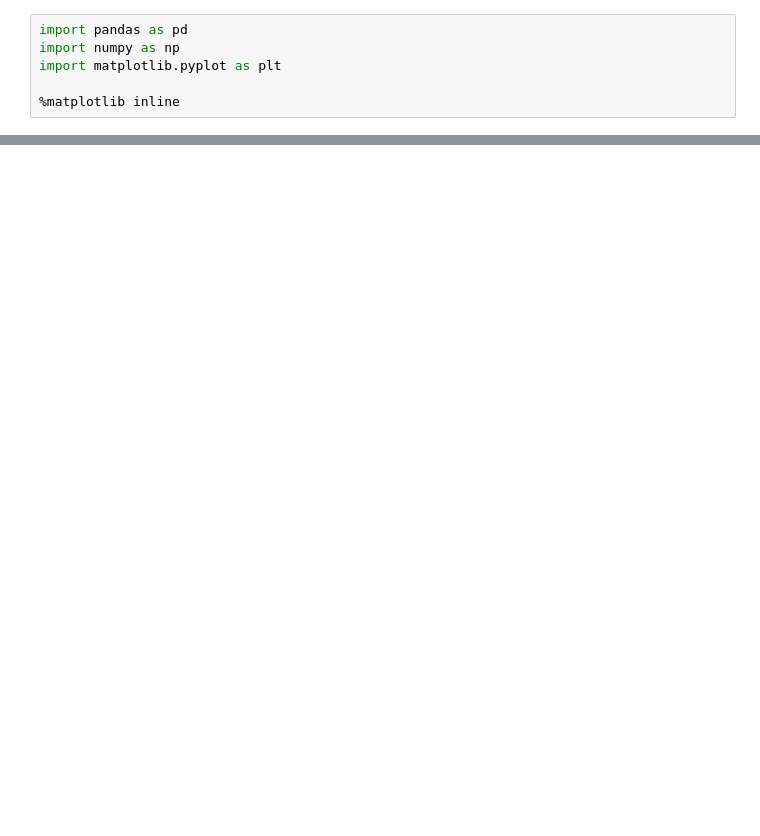
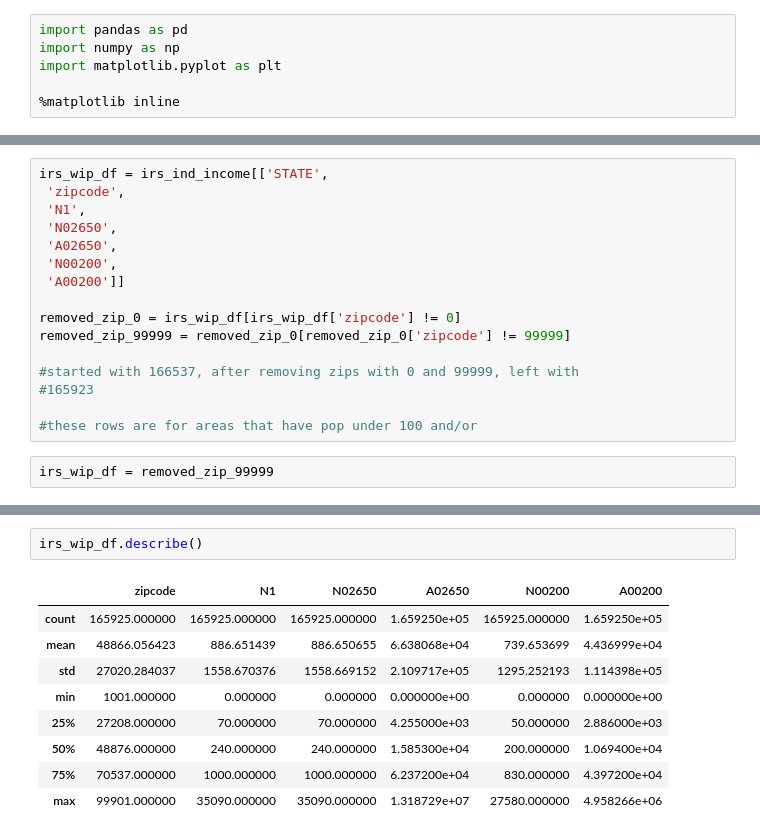
Before and after one commit to lesro/change_unlimited, a Jupyter notebook: notebooks/day2_df_review_merge.ipynb, the cells around one changed output, grey strips where cells are left out. Drawn from its saved outputs; the diff is of its cells as text; blank space fills up the shorter version.

```diff
--- a/notebooks/day2_df_review_merge.ipynb
+++ b/notebooks/day2_df_review_merge.ipynb
@@ -14,0 +40,18 @@ FileNotFoundError: [Errno 2] File ../data/all_us_np.csv does not exist: '../data
+# %%
+irs_wip_df = irs_ind_income[['STATE',
+ 'zipcode',
+ 'N1',
+ 'N02650',
+ 'A02650',
+ 'N00200',
+ 'A00200']]
+
+removed_zip_0 = irs_wip_df[irs_wip_df['zipcode'] != 0]
+removed_zip_99999 = removed_zip_0[removed_zip_0['zipcode'] != 99999]
+
+#started with 166537, after removing zips with 0 and 99999, left with
+#165923
+
+#these rows are for areas that have pop under 100 and/or
+# %%
+irs_wip_df = removed_zip_99999
@@ -14,0 +65,12 @@ FileNotFoundError: [Errno 2] File ../data/all_us_np.csv does not exist: '../data
+# %%
+irs_wip_df.describe()
+# %% [output]
+|  | zipcode | N1 | N02650 | A02650 | N00200 | A00200 |
+| count | 165925.000000 | 165925.000000 | 165925.000000 | 1.659250e+05 | 165925.000000 | 1.659250e+05 |
+| mean | 48866.056423 | 886.651439 | 886.650655 | 6.638068e+04 | 739.653699 | 4.436999e+04 |
+| std | 27020.284037 | 1558.670376 | 1558.669152 | 2.109717e+05 | 1295.252193 | 1.114398e+05 |
+| min | 1001.000000 | 0.000000 | 0.000000 | 0.000000e+00 | 0.000000 | 0.000000e+00 |
+| 25% | 27208.000000 | 70.000000 | 70.000000 | 4.255000e+03 | 50.000000 | 2.886000e+03 |
+| 50% | 48876.000000 | 240.000000 | 240.000000 | 1.585300e+04 | 200.000000 | 1.069400e+04 |
+| 75% | 70537.000000 | 1000.000000 | 1000.000000 | 6.237200e+04 | 830.000000 | 4.397200e+04 |
+| max | 99901.000000 | 35090.000000 | 35090.000000 | 1.318729e+07 | 27580.000000 | 4.958266e+06 |
```
Also changed, not shown: parts of 12 cells of this notebook, 3 other files.
